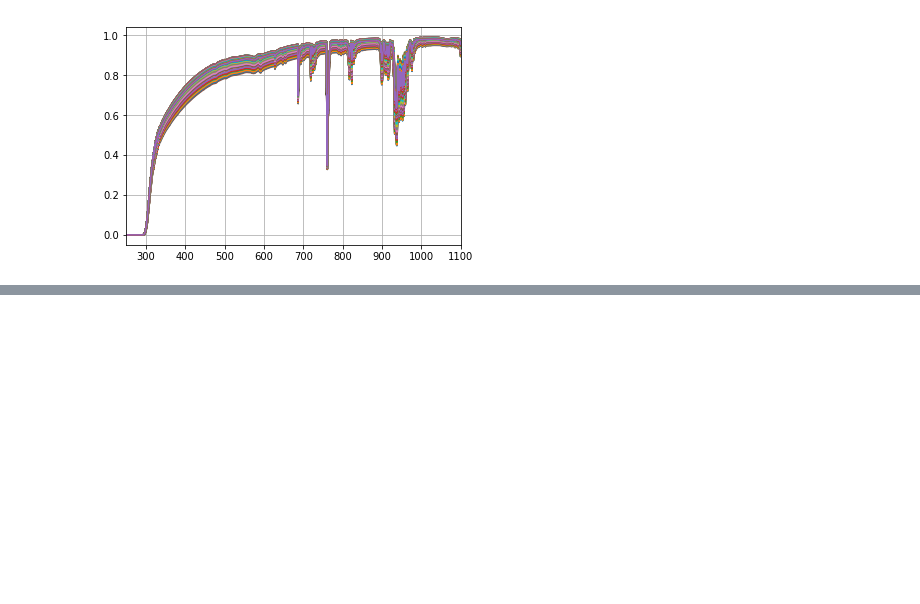
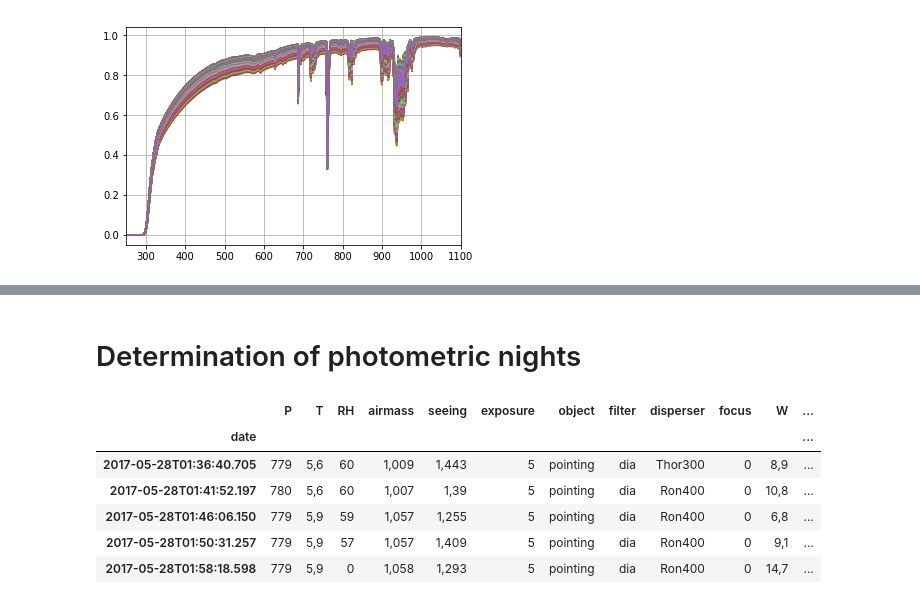
Before and after one commit to sylvielsstfr/GMAOMERRA2, a Jupyter notebook: atmtranspsim/ViewAtmSimu.ipynb, the cells around one changed output, grey strips where cells are left out. Saved outputs shown, nothing was run; the diff lists cells and outputs as text; code cells hidden in the pictures; blank space fills up the shorter version.

Commit message:
detect photometric nights

```diff
--- a/atmtranspsim/ViewAtmSimu.ipynb
+++ b/atmtranspsim/ViewAtmSimu.ipynb
@@ -74,0 +111,12 @@ for idx in selected_indexes:
+# %% [markdown]
+# Determination of photometric nights
+# %%
+ df_ctio.head()
+# %% [output]
+|  | P | T | RH | airmass | seeing | exposure | object | filter | disperser | focus | W | ... |
+| date |  |  |  |  |  |  |  |  |  |  |  | ... |
+| 2017-05-28T01:36:40.705 | 779 | 5,6 | 60 | 1,009 | 1,443 | 5 | pointing | dia | Thor300 | 0 | 8,9 | ... |
+| 2017-05-28T01:41:52.197 | 780 | 5,6 | 60 | 1,007 | 1,39 | 5 | pointing | dia | Ron400 | 0 | 10,8 | ... |
+| 2017-05-28T01:46:06.150 | 779 | 5,9 | 59 | 1,057 | 1,255 | 5 | pointing | dia | Ron400 | 0 | 6,8 | ... |
+| 2017-05-28T01:50:31.257 | 779 | 5,9 | 57 | 1,057 | 1,409 | 5 | pointing | dia | Ron400 | 0 | 9,1 | ... |
+| 2017-05-28T01:58:18.598 | 779 | 5,9 | 0 | 1,058 | 1,293 | 5 | pointing | dia | Ron400 | 0 | 14,7 | ... |
```
Also changed, not shown: parts of 8 cells of this notebook, 1 other file.
